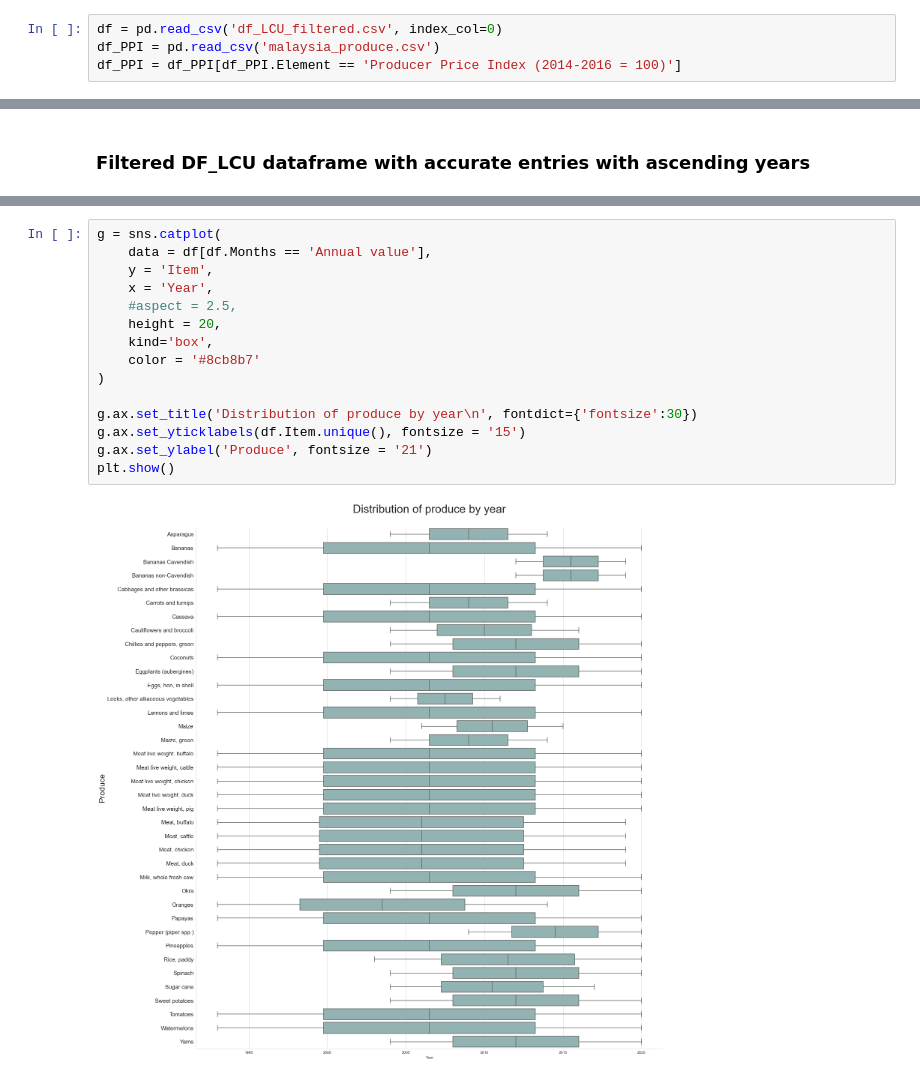
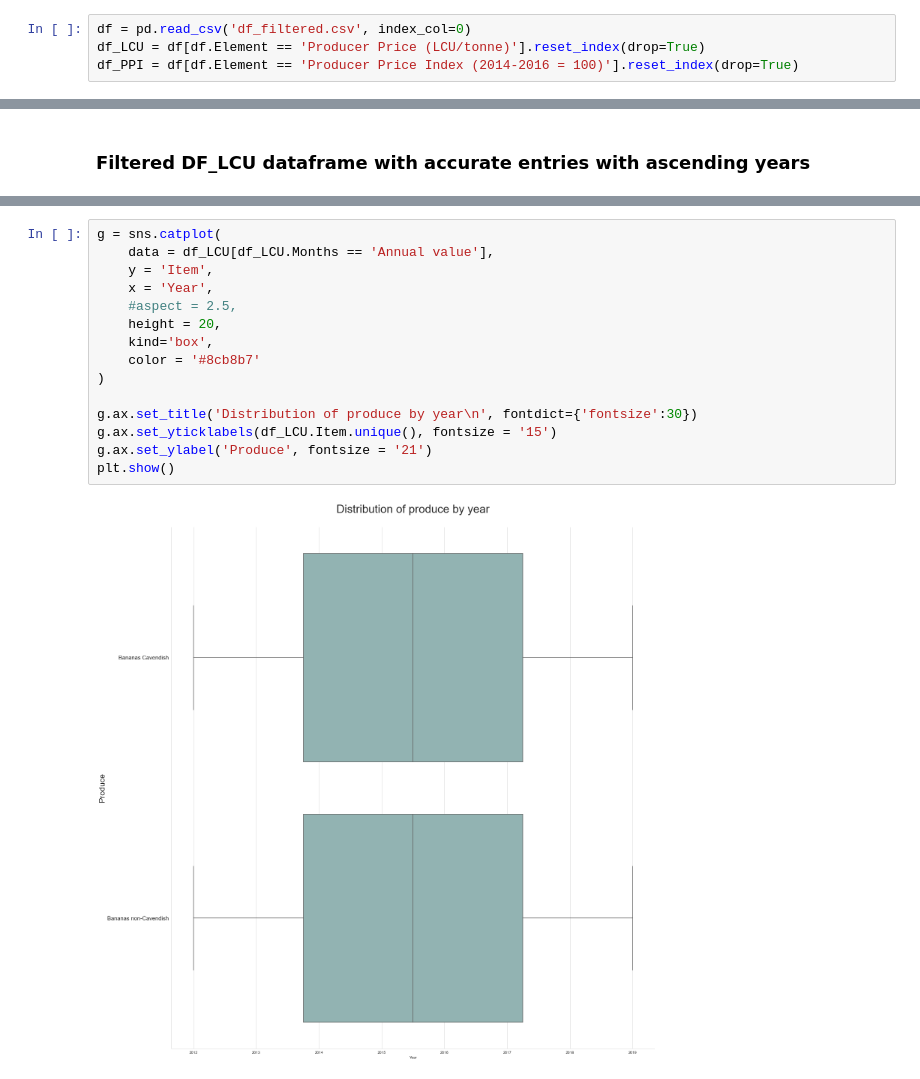
Before and after one commit to AshlanH/produce_eda, a Jupyter notebook: LCU_eda.ipynb, the cells around one changed output, grey strips where cells are left out. Drawn from its saved outputs; the diff is of its cells as text.

```diff
--- a/LCU_eda.ipynb
+++ b/LCU_eda.ipynb
@@ -10,5 +16,5 @@ sns.set_style('whitegrid')
 # %%
-df = pd.read_csv('df_LCU_filtered.csv', index_col=0)
-df_PPI = pd.read_csv('malaysia_produce.csv')
-df_PPI = df_PPI[df_PPI.Element == 'Producer Price Index (2014-2016 = 100)']
+df = pd.read_csv('df_filtered.csv', index_col=0)
+df_LCU = df[df.Element == 'Producer Price (LCU/tonne)'].reset_index(drop=True)
+df_PPI = df[df.Element == 'Producer Price Index (2014-2016 = 100)'].reset_index(drop=True)
 # %%
@@ -41,17 +39,17 @@ df.head()
 # %%
 g = sns.catplot(
-    data = df[df.Months == 'Annual value'],
+    data = df_LCU[df_LCU.Months == 'Annual value'],
     y = 'Item',
     x = 'Year',
     #aspect = 2.5,
     height = 20,
     kind='box',
     color = '#8cb8b7'
 )
 
 g.ax.set_title('Distribution of produce by year\n', fontdict={'fontsize':30})
-g.ax.set_yticklabels(df.Item.unique(), fontsize = '15')
+g.ax.set_yticklabels(df_LCU.Item.unique(), fontsize = '15')
 g.ax.set_ylabel('Produce', fontsize = '21')
 plt.show()
 # %% [output]
-[figure, old version]
+[figure, new version]
```
Also changed, not shown: parts of 4 cells of this notebook, 2 other files.
